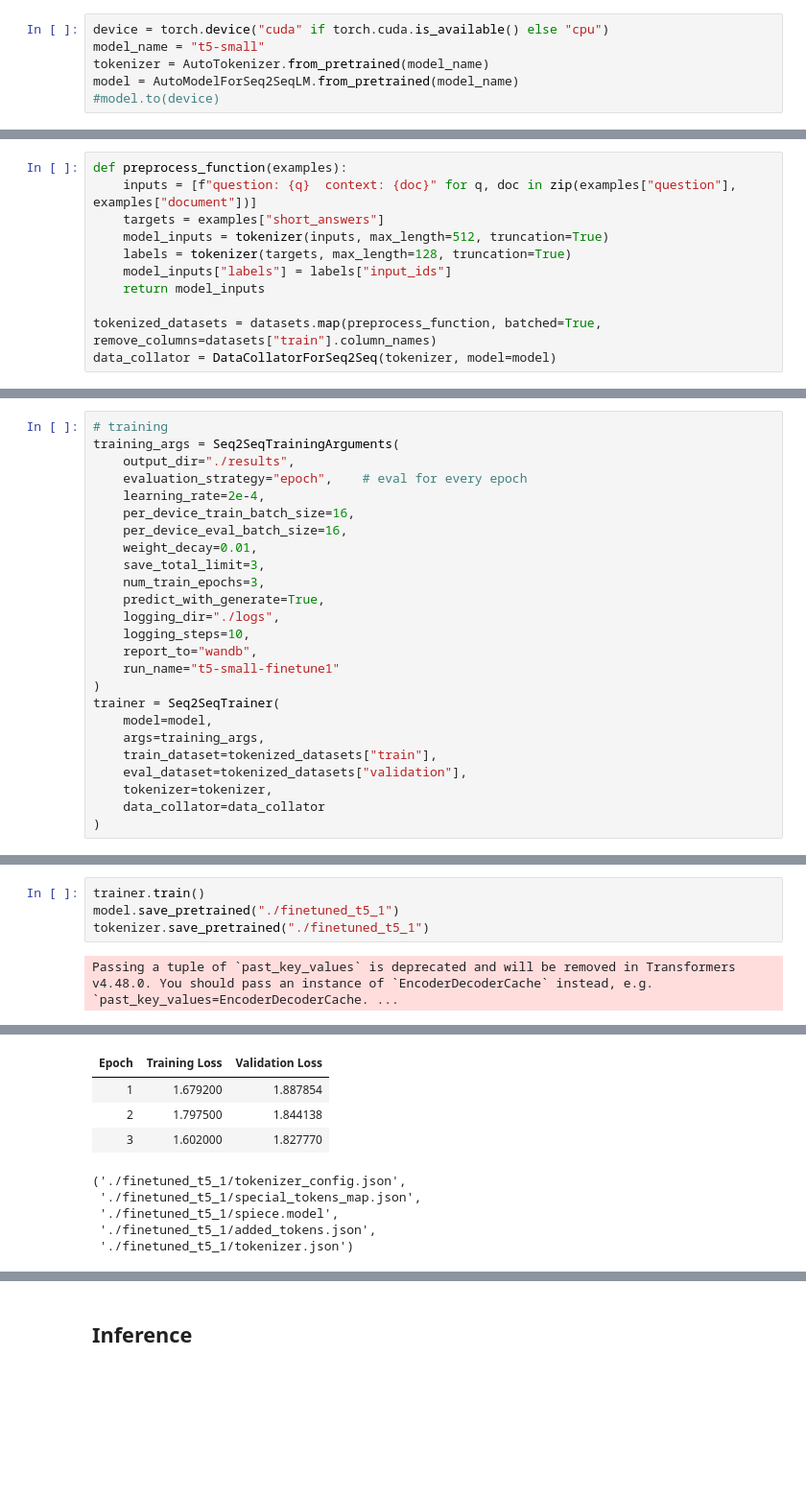
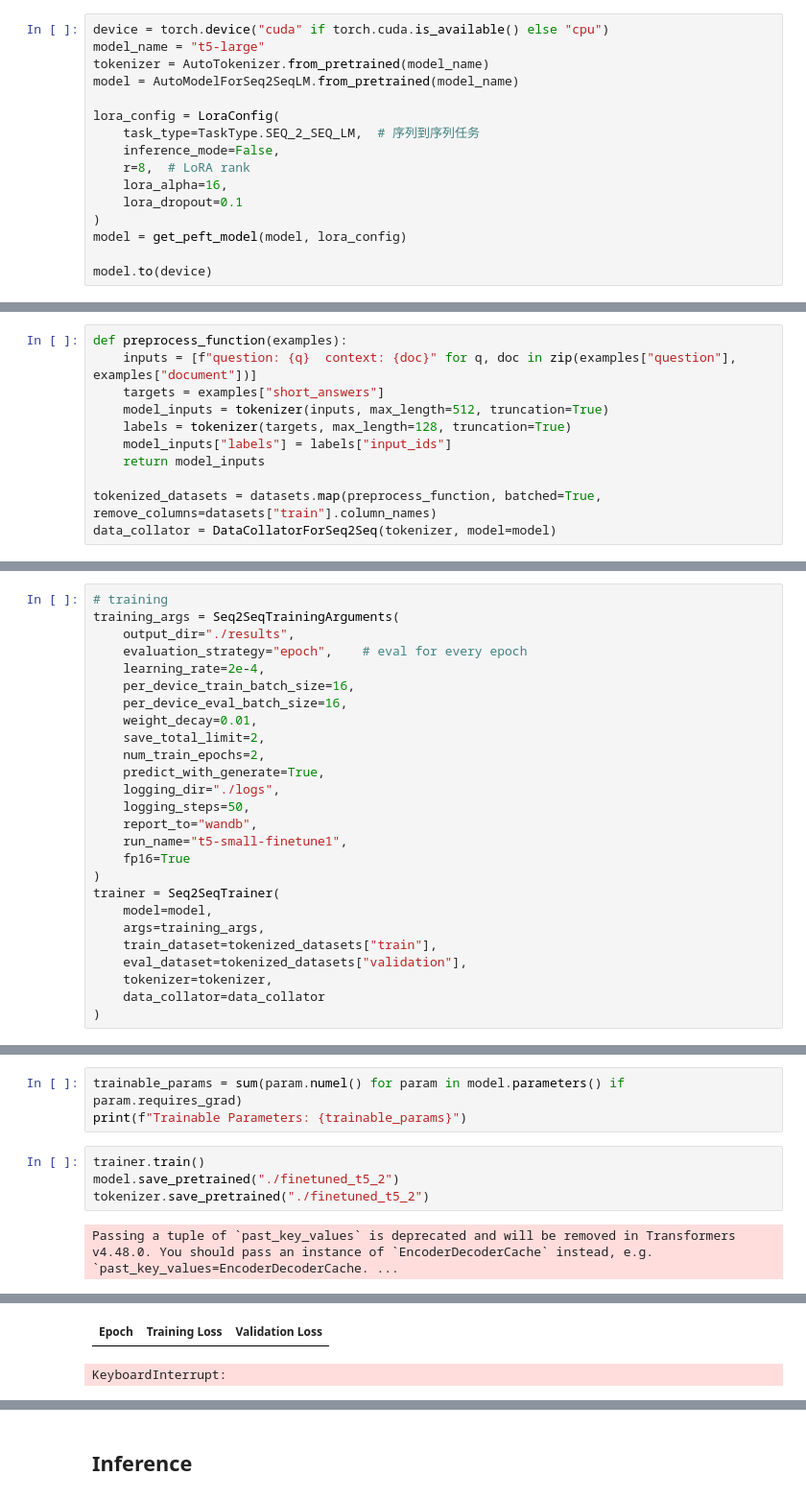
Before and after one commit to shannn1/goodRAG, a Jupyter notebook: baseline.ipynb, the cells around one changed output, grey strips where cells are left out. Shown: that part at 96% size. Drawn from its saved outputs; the diff is of its cells as text; blank space fills up the shorter version.

```diff
--- a/baseline.ipynb
+++ b/baseline.ipynb
@@ -71,7 +58,17 @@ datasets = DatasetDict({
 })
 # %%
 device = torch.device("cuda" if torch.cuda.is_available() else "cpu")
-model_name = "t5-small"
+model_name = "t5-large"
 tokenizer = AutoTokenizer.from_pretrained(model_name)
 model = AutoModelForSeq2SeqLM.from_pretrained(model_name)
-#model.to(device)
+
+lora_config = LoraConfig(
+    task_type=TaskType.SEQ_2_SEQ_LM,  # 序列到序列任务
+    inference_mode=False,
+    r=8,  # LoRA rank
+    lora_alpha=16,
+    lora_dropout=0.1
+)
+model = get_peft_model(model, lora_config)
+
+model.to(device)
@@ -126,13 +144,14 @@ training_args = Seq2SeqTrainingArguments(
     per_device_train_batch_size=16,
     per_device_eval_batch_size=16,
     weight_decay=0.01,
-    save_total_limit=3,
-    num_train_epochs=3,
+    save_total_limit=2,
+    num_train_epochs=2,
     predict_with_generate=True,
     logging_dir="./logs",
-    logging_steps=10,
+    logging_steps=50,
     report_to="wandb",
-    run_name="t5-small-finetune1"
+    run_name="t5-small-finetune1",
+    fp16=True
 )
 trainer = Seq2SeqTrainer(
     model=model,
@@ -167,6 +186,9 @@ gc.collect()
+# %%
+trainable_params = sum(param.numel() for param in model.parameters() if param.requires_grad)
+print(f"Trainable Parameters: {trainable_params}")
 # %%
 trainer.train()
-model.save_pretrained("./finetuned_t5_1")
-tokenizer.save_pretrained("./finetuned_t5_1")
+model.save_pretrained("./finetuned_t5_2")
+tokenizer.save_pretrained("./finetuned_t5_2")
 # %% [output]
 Passing a tuple of `past_key_values` is deprecated and will be removed in Transformers v4.48.0. You should pass an instance of `EncoderDecoderCache` instead, e.g. `past_key_values=EncoderDecoderCache. ...
@@ -174,11 +196,4 @@ Passing a tuple of `past_key_values` is deprecated and will be removed in Transf
 | Epoch | Training Loss | Validation Loss |
-| 1 | 1.679200 | 1.887854 |
-| 2 | 1.797500 | 1.844138 |
-| 3 | 1.602000 | 1.827770 |
-('./finetuned_t5_1/tokenizer_config.json',
- './finetuned_t5_1/special_tokens_map.json',
- './finetuned_t5_1/spiece.model',
- './finetuned_t5_1/added_tokens.json',
- './finetuned_t5_1/tokenizer.json')
+KeyboardInterrupt:
 # %%
 wandb.finish()
```
Also changed, not shown: parts of 12 cells of this notebook.
